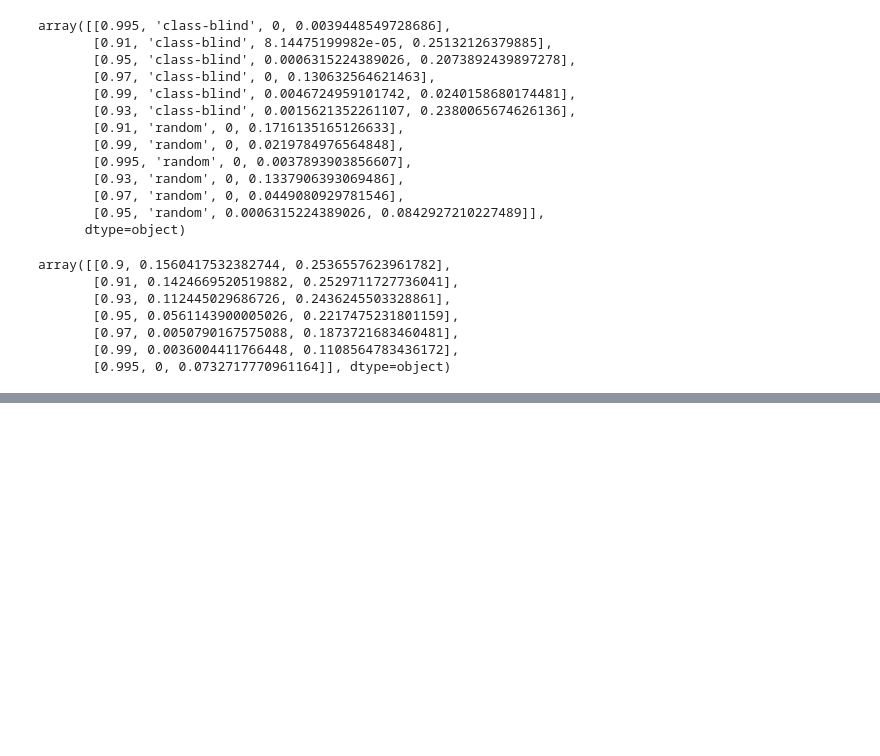
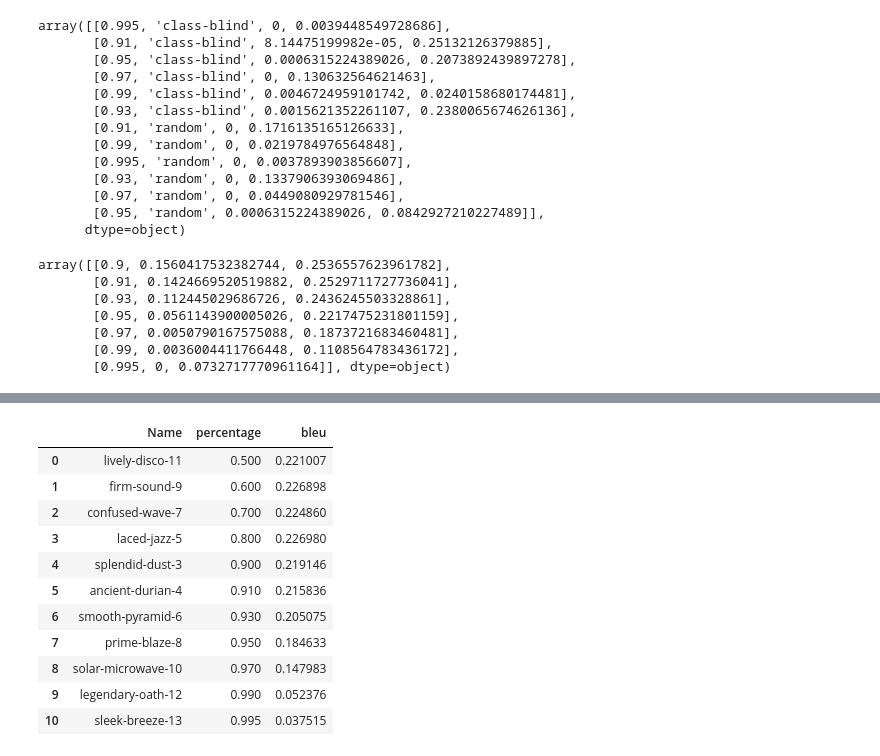
Before and after one commit to Kyrylo-Shyvam/LSTM-Pruning, a Jupyter notebook: notebooks/make-charts2.ipynb, the cells around one changed output, grey strips where cells are left out. Drawn from its saved outputs; the diff is of its cells as text; code cells hidden in the pictures; blank space fills up the shorter version.

```diff
--- a/notebooks/make-charts2.ipynb
+++ b/notebooks/make-charts2.ipynb
@@ -411,0 +414,16 @@ plt.show()
+# %%
+df = pd.read_csv('./data/actual-snip.csv')
+df
+# %% [output]
+|  | Name | percentage | bleu |
+| 0 | lively-disco-11 | 0.500 | 0.221007 |
+| 1 | firm-sound-9 | 0.600 | 0.226898 |
+| 2 | confused-wave-7 | 0.700 | 0.224860 |
+| 3 | laced-jazz-5 | 0.800 | 0.226980 |
+| 4 | splendid-dust-3 | 0.900 | 0.219146 |
+| 5 | ancient-durian-4 | 0.910 | 0.215836 |
+| 6 | smooth-pyramid-6 | 0.930 | 0.205075 |
+| 7 | prime-blaze-8 | 0.950 | 0.184633 |
+| 8 | solar-microwave-10 | 0.970 | 0.147983 |
+| 9 | legendary-oath-12 | 0.990 | 0.052376 |
+| 10 | sleek-breeze-13 | 0.995 | 0.037515 |
```
Also changed, not shown: parts of 9 cells of this notebook, 14 other files.
